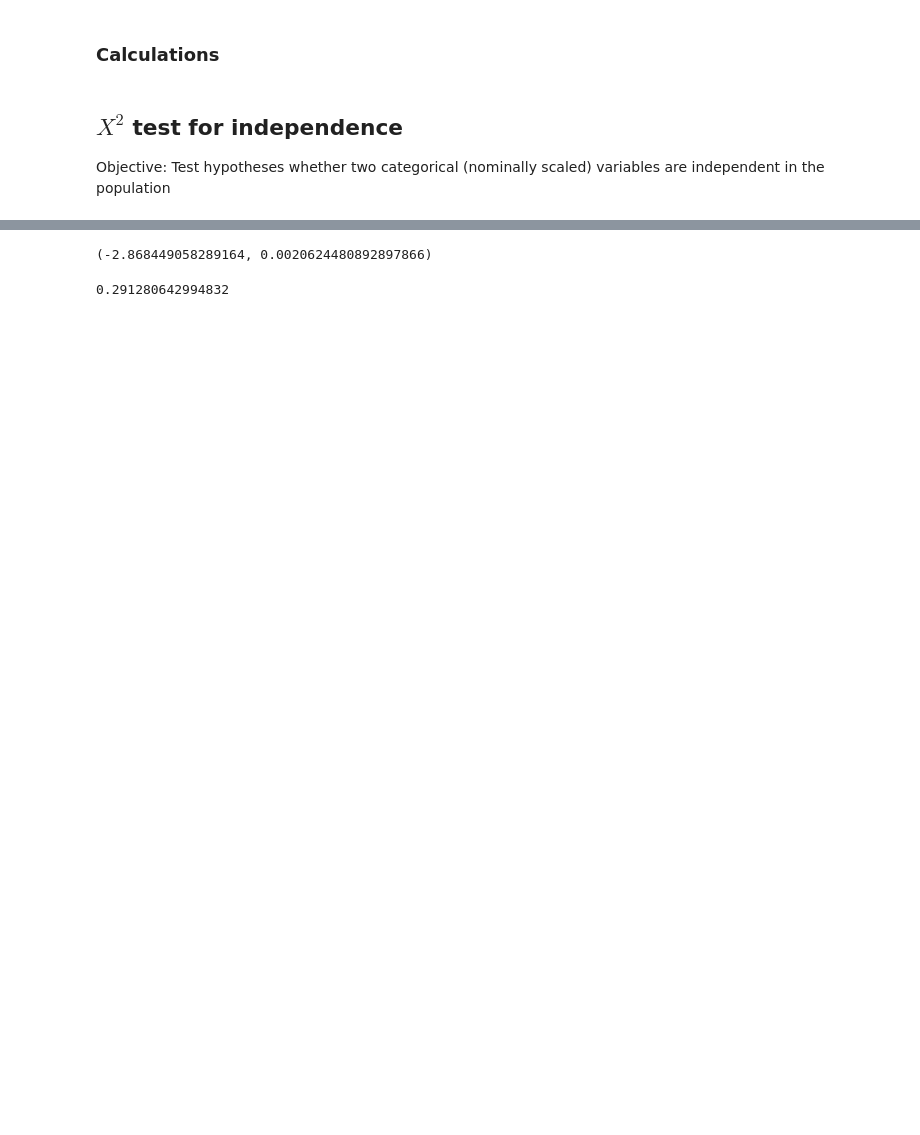
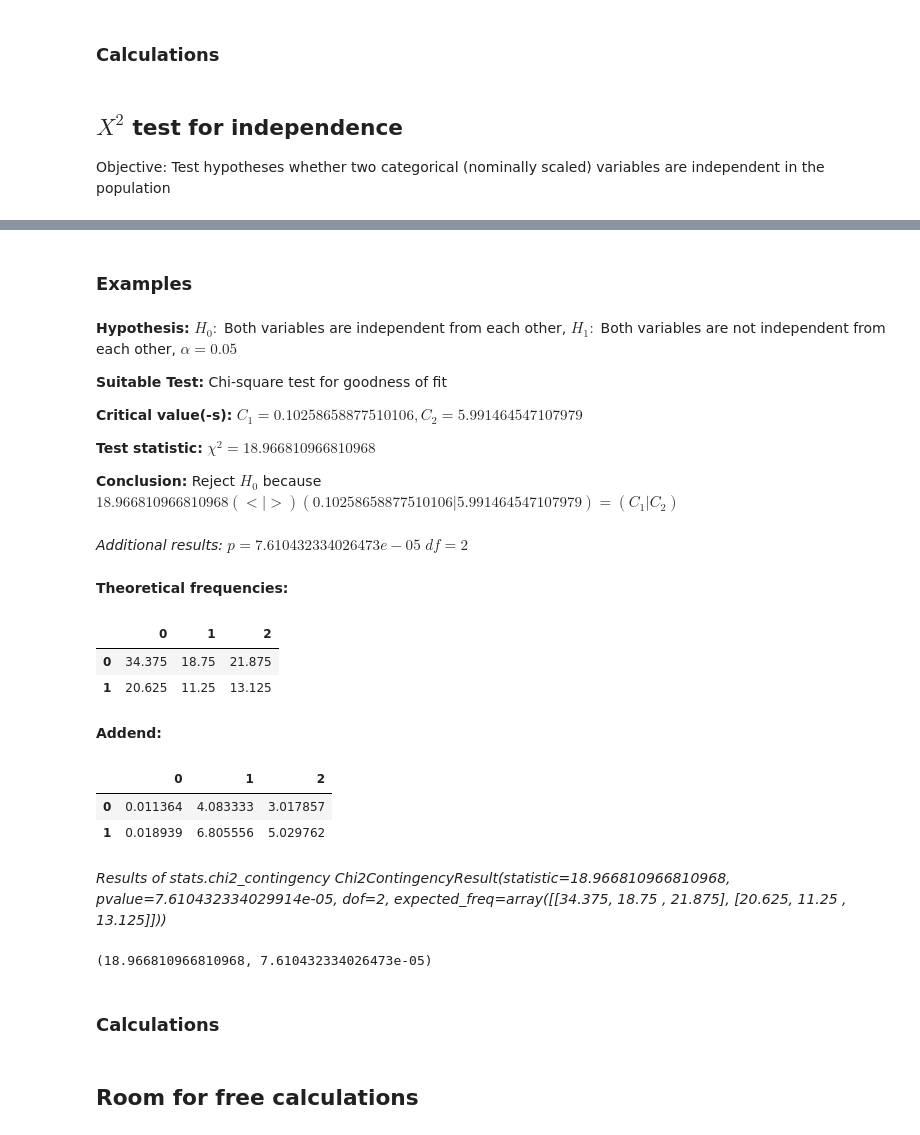
Before and after one commit to daniel-gomm/market-research-scipts, a Jupyter notebook: Tests.ipynb, the cells around one changed output, grey strips where cells are left out. Saved outputs shown, nothing was run; the diff lists cells and outputs as text; code cells hidden in the pictures; blank space fills up the shorter version.

Commit message:
finalize tests notebook

```diff
--- a/Tests.ipynb
+++ b/Tests.ipynb
@@ -21,9 +21,9 @@ def critical_values_string(critical_values):
     else:
         return f"$C_1 = {critical_values[0]}, C_2 = {critical_values[1]}$"
 # %%
-def conclude(critical_values, test_statistic: float, two_tailed: bool = True, smaller_than: bool = None):
-    assert not two_tailed or (smaller_than == None), "You cannot do a two tailed t-test and provide a value for the 'smaller_than' parameter"
-    assert two_tailed or (smaller_than != None), "You have to either set the 'two_tailed' parameter to true or provide the 'smaller_than' parameter"
+def conclude(critical_values, test_statistic: float, two_tailed: bool = True, h1_param_greater_theta: bool = None, test_statistic_symbol: str = 't'):
+    assert not two_tailed or (h1_param_greater_theta == None), "You cannot do a two tailed t-test and provide a value for the 'h1_param_greater_theta' parameter"
+    assert two_tailed or (h1_param_greater_theta != None), "You have to either set the 'two_tailed' parameter to true or provide the 'h1_param_greater_theta' parameter"
     if two_tailed:
         assert len(critical_values) == 2
         assert critical_values[0] < critical_values[1]
@@ -34,7 +34,7 @@ def conclude(critical_values, test_statistic: float, two_tailed: bool = True, sm
     else:
         assert len(critical_values) == 1
         c = critical_values[0]
-        if smaller_than:
+        if h1_param_greater_theta:
             if test_statistic >= c:
                 return f"Since ${test_statistic} \\nless {c} = C$ we cannot reject $H_0$"
             else:
@@ -543,8 +551,61 @@ def z_test_1_sample_proportions(P, n, sigma_0, two_tailed=True):
-# %%
-z_test_1_sample_proportions(.26, 340, 1/3, two_tailed=False)
-# %% [output]
-(-2.868449058289164, 0.0020624480892897866)
-# %%
-(1/3)+(np.sqrt((1/3)*(2/3)/340)*-1.6449)
-# %% [output]
-0.291280642994832
+# %%
+def chi_square_test_independence(observations: np.ndarray, alpha: float = 0.05):
+    assert 0 < alpha < 1, "Aplha has to be between 0 and 1"
+
+    n = np.sum(observations)
+
+    sum_rows = np.sum(observations, axis=1)[:, np.newaxis]
+    sum_cols = np.sum(observations, axis=0)[np.newaxis, :]
+    p_rows = sum_rows / np.sum(sum_rows)
+    p_cols = sum_cols / np.sum(sum_cols)
+
+    theoretical_frequencies = n * p_rows * p_cols
+
+    addend = (observations - theoretical_frequencies)**2 / theoretical_frequencies
+
+    X2 = np.sum(addend)
+
+    df = (observations.shape[0] - 1) * (observations.shape[1] - 1)
+    critical_values = stats.distributions.chi2.interval(1-2*alpha, df)
+    p = 1-stats.distributions.chi2.cdf(X2, df)
+
+    if np.any(theoretical_frequencies < 5):
+        display(Markdown(f"There is a category with $n * p_i * p_j < 5$ => **Merge categories before you continue!**\n\n Theoretical frequencies:"))
+        display(pd.DataFrame(theoretical_frequencies))
+        return
+
+    hypothesis = f"$H_0:$ Both variables are independent from each other, $H_1:$ Both variables are not independent from each other, $\\alpha = {alpha}$"
+
+    display_results(hypothesis, "Chi-square test for goodness of fit", critical_values_string(critical_values), f"$\chi^2={X2}$", conclude(critical_values, X2, two_tailed=True, test_statistic_symbol='\chi^2'))
+    display(Markdown(f"*Additional results:    $p = {p}$    $df = {df}$*"), Markdown("**Theoretical frequencies:**"), pd.DataFrame(theoretical_frequencies), Markdown("**Addend:**"), pd.DataFrame(addend))
+    display(Markdown(f"*Results of stats.chi2_contingency {stats.chi2_contingency(observations, correction=False)}*"))
+    return X2, p
+# %% [markdown]
+### Examples
+# %%
+observations = np.array(([35, 10, 30], [20, 20, 5]))
+chi_square_test_independence(observations)
+# %% [output]
+**Hypothesis:** $H_0:$ Both variables are independent from each other, $H_1:$ Both variables are not independent from each other, $\alpha = 0.05$
+
+**Suitable Test:** Chi-square test for goodness of fit
+
+**Critical value(-s):** $C_1 = 0.10258658877510106, C_2 = 5.991464547107979$
+
+**Test statistic:** $\chi^2=18.966810966810968$
+
+**Conclusion:** Reject $H_0$ because $18.966810966810968 (\lt|\gt) (0.10258658877510106|5.991464547107979) = (C_1|C_2)$
+*Additional results:    $p = 7.610432334026473e-05$    $df = 2$*
+**Theoretical frequencies:**
+|  | 0 | 1 | 2 |
+| 0 | 34.375 | 18.75 | 21.875 |
+| 1 | 20.625 | 11.25 | 13.125 |
+**Addend:**
+|  | 0 | 1 | 2 |
+| 0 | 0.011364 | 4.083333 | 3.017857 |
+| 1 | 0.018939 | 6.805556 | 5.029762 |
+*Results of stats.chi2_contingency Chi2ContingencyResult(statistic=18.966810966810968, pvalue=7.610432334029914e-05, dof=2, expected_freq=array([[34.375, 18.75 , 21.875],
+       [20.625, 11.25 , 13.125]]))*
+(18.966810966810968, 7.610432334026473e-05)
+# %% [markdown]
+### Calculations
@@ -550,0 +615,2 @@ z_test_1_sample_proportions(.26, 340, 1/3, two_tailed=False)
+# %% [markdown]
+## Room for free calculations
```
Also changed, not shown: parts of 24 cells of this notebook.
